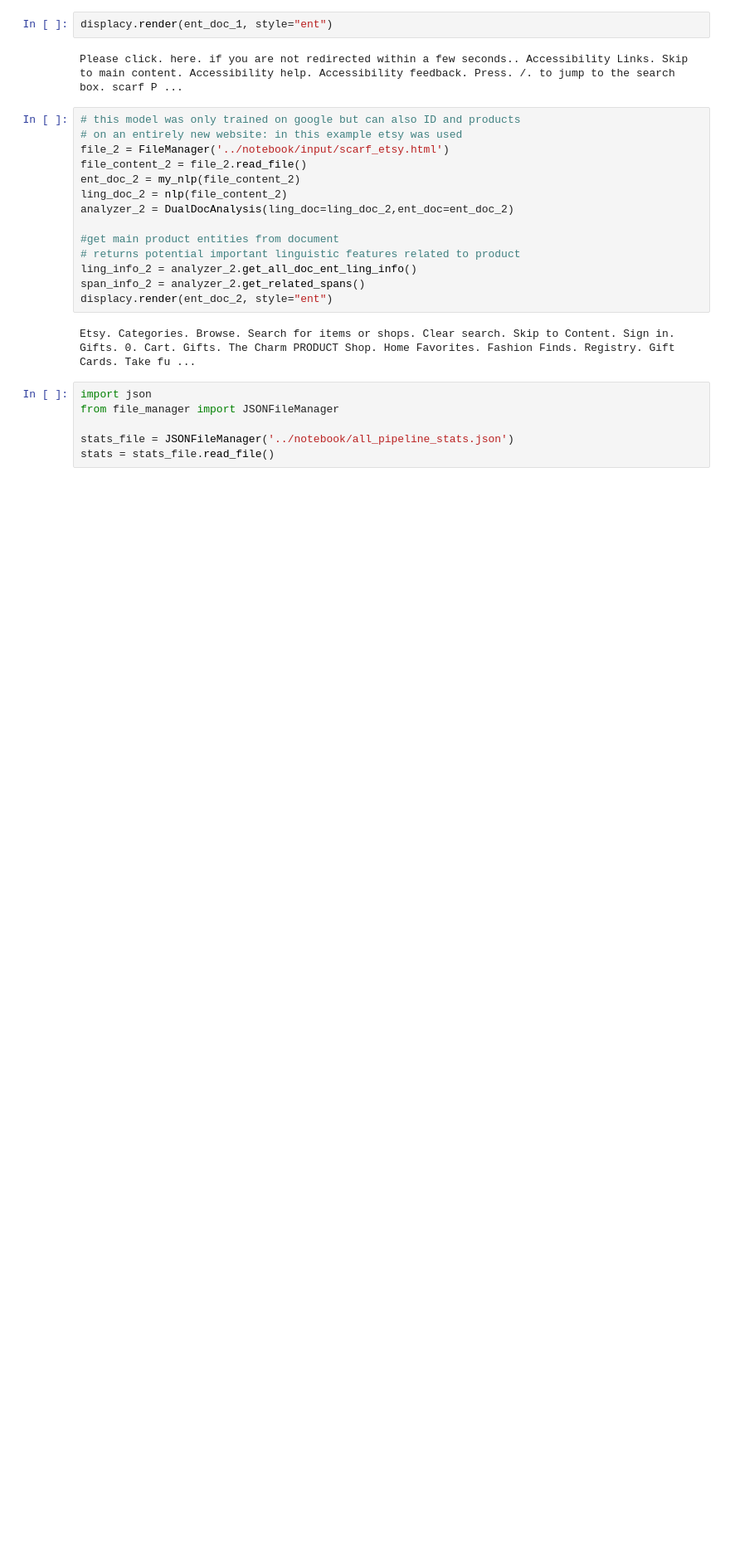
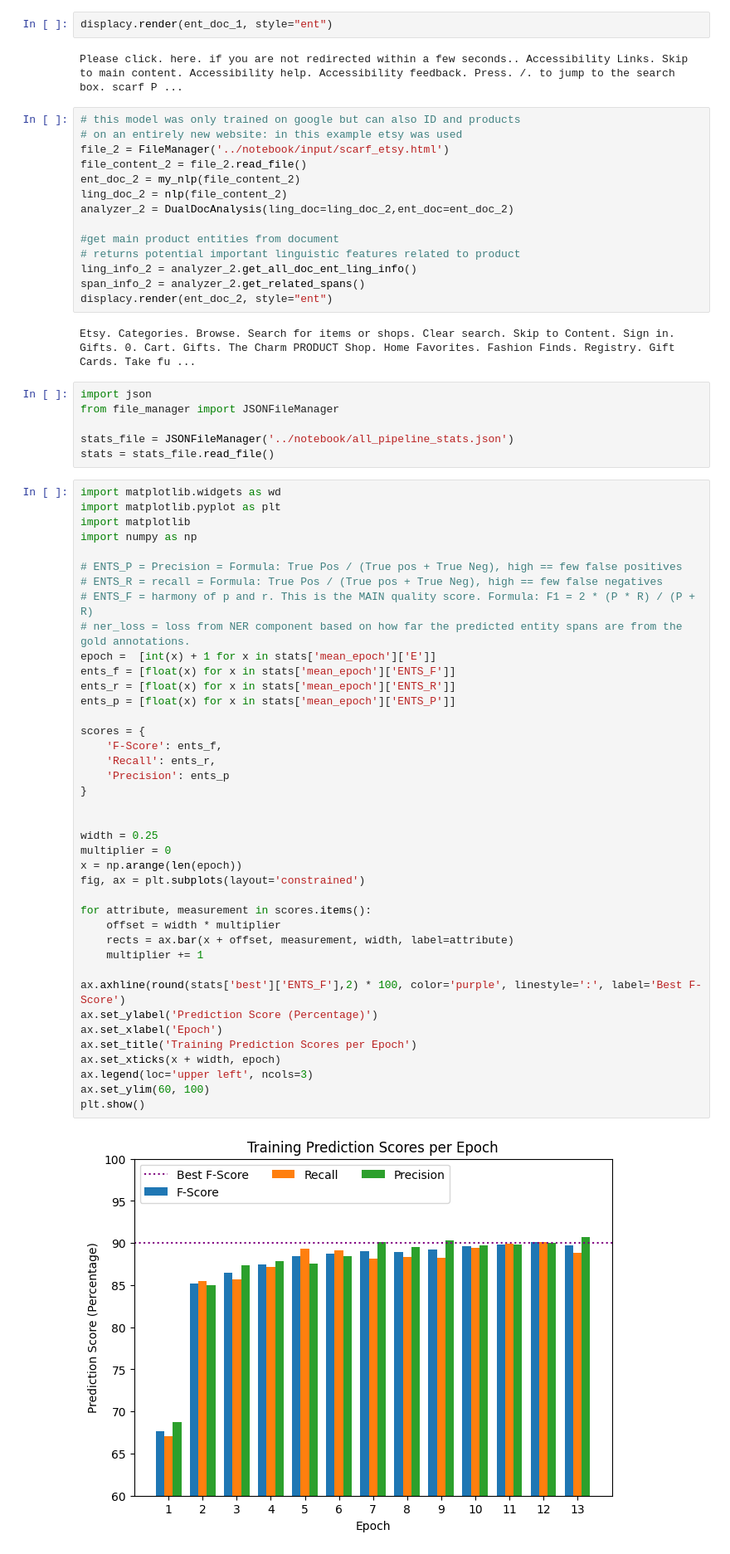
Before and after one commit to maddy-foley/capstone, a Jupyter notebook: notebook/capstone.ipynb, the cells around one changed output. Shown at 83% size. Drawn from its saved outputs; the diff is of its cells as text; blank space fills up the shorter version.

```diff
--- a/notebook/capstone.ipynb
+++ b/notebook/capstone.ipynb
@@ -51,4 +51,46 @@ from file_manager import JSONFileManager
 
 stats_file = JSONFileManager('../notebook/all_pipeline_stats.json')
 stats = stats_file.read_file()
+# %%
+import matplotlib.widgets as wd
+import matplotlib.pyplot as plt
+import matplotlib
+import numpy as np
+
+# ENTS_P = Precision = Formula: True Pos / (True pos + True Neg), high == few false positives
+# ENTS_R = recall = Formula: True Pos / (True pos + True Neg), high == few false negatives
+# ENTS_F = harmony of p and r. This is the MAIN quality score. Formula: F1 = 2 * (P * R) / (P + R)
+# ner_loss = loss from NER component based on how far the predicted entity spans are from the gold annotations.
+epoch =  [int(x) + 1 for x in stats['mean_epoch']['E']]
+ents_f = [float(x) for x in stats['mean_epoch']['ENTS_F']]
+ents_r = [float(x) for x in stats['mean_epoch']['ENTS_R']]
+ents_p = [float(x) for x in stats['mean_epoch']['ENTS_P']]
+
+scores = {
+    'F-Score': ents_f,
+    'Recall': ents_r,
+    'Precision': ents_p
+}
+
+
+width = 0.25
+multiplier = 0
+x = np.arange(len(epoch))
+fig, ax = plt.subplots(layout='constrained')
+
+for attribute, measurement in scores.items():
+    offset = width * multiplier
+    rects = ax.bar(x + offset, measurement, width, label=attribute)
+    multiplier += 1
+
+ax.axhline(round(stats['best']['ENTS_F'],2) * 100, color='purple', linestyle=':', label='Best F-Score')
+ax.set_ylabel('Prediction Score (Percentage)')
+ax.set_xlabel('Epoch')
+ax.set_title('Training Prediction Scores per Epoch')
+ax.set_xticks(x + width, epoch)
+ax.legend(loc='upper left', ncols=3)
+ax.set_ylim(60, 100)
+plt.show()
+# %% [output]
+[figure, added]
 # %%
```
Also changed, not shown: parts of 1 cell of this notebook, 1 other file.
